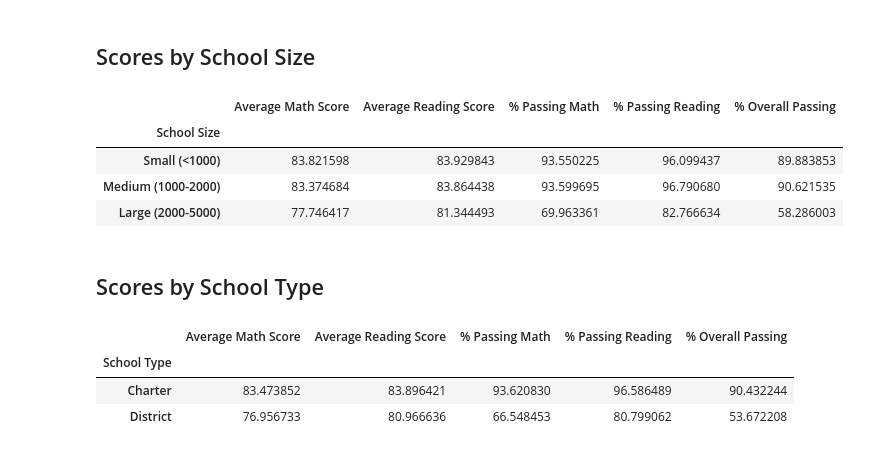
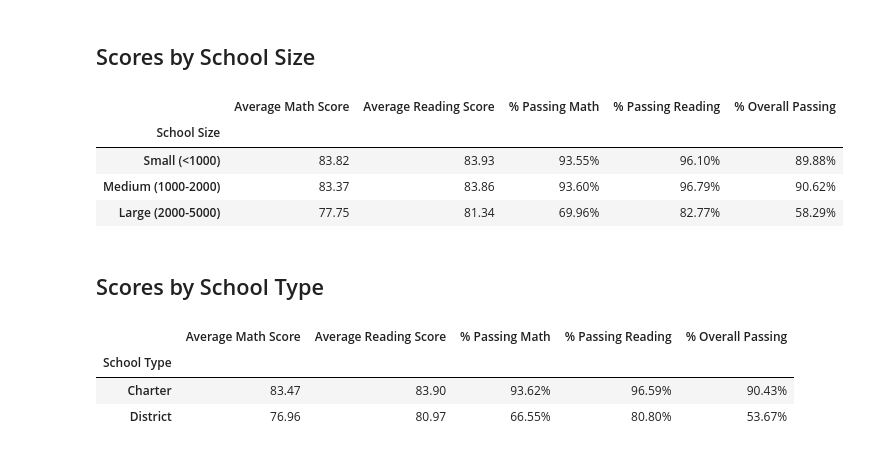
Before and after one commit to vgpass/pandas-challenge, a Jupyter notebook: PyCitySchools/PyCitySchools_complete.ipynb, the cells around one changed output. Drawn from its saved outputs; the diff is of its cells as text; code cells hidden in the pictures.

```diff
--- a/PyCitySchools/PyCitySchools_complete.ipynb
+++ b/PyCitySchools/PyCitySchools_complete.ipynb
@@ -402,22 +469,30 @@ size_overall_passing = school_size_df.groupby(["School Size"]).mean()["% Overall
 # %%
 # Create a DataFrame called `size_summary` that breaks down school performance based on school size (small, medium, or large).
 # Use the scores above to create a new DataFrame called `size_summary`
 
 size_summary = pd.DataFrame({"Average Math Score" : size_math_scores,
                   "Average Reading Score" : size_reading_scores,
                   "% Passing Math" : size_passing_math,
                   "% Passing Reading" : size_passing_reading,
                   "% Overall Passing" : size_overall_passing
 })
 
+# Formatting
+
+size_summary["Average Math Score"] = size_summary["Average Math Score"].map("{:,.2f}".format)
+size_summary["Average Reading Score"] = size_summary["Average Reading Score"].map("{:,.2f}".format)
+size_summary["% Passing Math"] = size_summary["% Passing Math"].map("{:.2f}%".format)
+size_summary["% Passing Reading"] = size_summary["% Passing Reading"].map("{:.2f}%".format)
+size_summary["% Overall Passing"] = size_summary["% Overall Passing"].map("{:.2f}%".format)
+
 # Display results
 size_summary
 # %% [output]
 |  | Average Math Score | Average Reading Score | % Passing Math | % Passing Reading | % Overall Passing |
 | School Size |  |  |  |  |  |
-| Small (<1000) | 83.821598 | 83.929843 | 93.550225 | 96.099437 | 89.883853 |
-| Medium (1000-2000) | 83.374684 | 83.864438 | 93.599695 | 96.790680 | 90.621535 |
-| Large (2000-5000) | 77.746417 | 81.344493 | 69.963361 | 82.766634 | 58.286003 |
+| Small (<1000) | 83.82 | 83.93 | 93.55% | 96.10% | 89.88% |
+| Medium (1000-2000) | 83.37 | 83.86 | 93.60% | 96.79% | 90.62% |
+| Large (2000-5000) | 77.75 | 81.34 | 69.96% | 82.77% | 58.29% |
 # %% [markdown]
 ## Scores by School Type
 # %%
@@ -444,10 +519,17 @@ type_summary = pd.DataFrame({"Average Math Score" : type_math_scores,
                              "% Overall Passing" : type_overall_passing
 })
 
+# Formatting
+type_summary["Average Math Score"] = type_summary["Average Math Score"].map("{:,.2f}".format)
+type_summary["Average Reading Score"] = type_summary["Average Reading Score"].map("{:,.2f}".format)
+type_summary["% Passing Math"] = type_summary["% Passing Math"].map("{:.2f}%".format)
+type_summary["% Passing Reading"] = type_summary["% Passing Reading"].map("{:.2f}%".format)
+type_summary["% Overall Passing"] = type_summary["% Overall Passing"].map("{:.2f}%".format)
+
 # Display results
 type_summary
 # %% [output]
 |  | Average Math Score | Average Reading Score | % Passing Math | % Passing Reading | % Overall Passing |
 | School Type |  |  |  |  |  |
-| Charter | 83.473852 | 83.896421 | 93.620830 | 96.586489 | 90.432244 |
-| District | 76.956733 | 80.966636 | 66.548453 | 80.799062 | 53.672208 |
+| Charter | 83.47 | 83.90 | 93.62% | 96.59% | 90.43% |
+| District | 76.96 | 80.97 | 66.55% | 80.80% | 53.67% |
```
Also changed, not shown: parts of 7 cells of this notebook.
